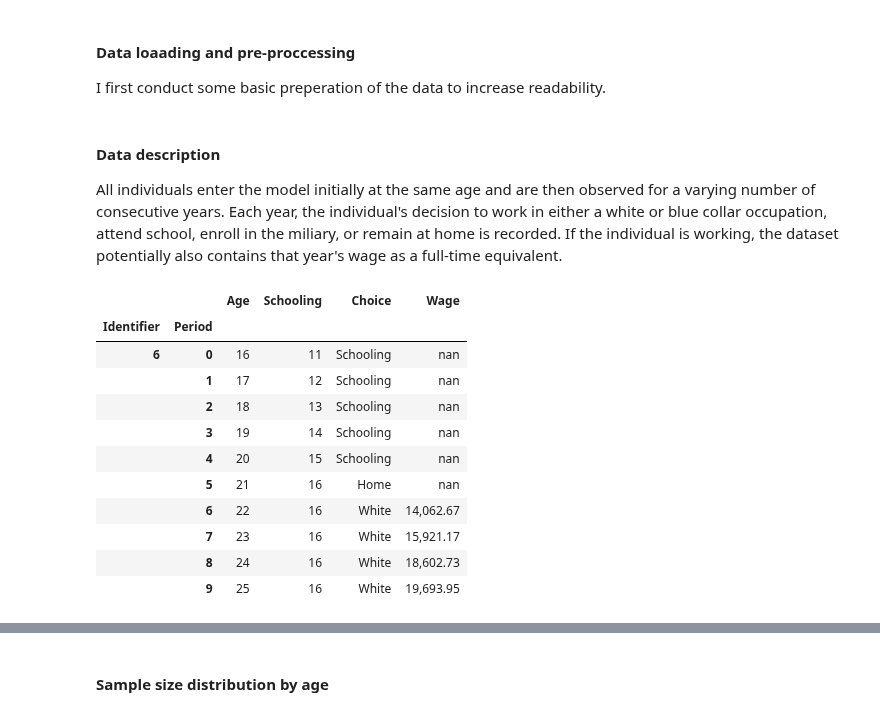
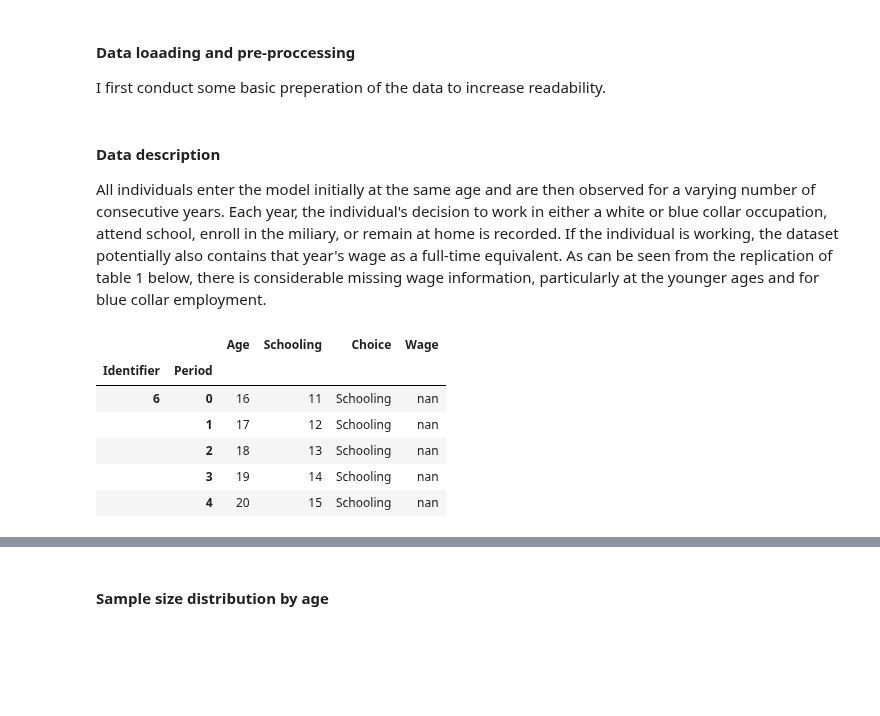
Before and after one commit to Yuleii/student-project-lindamaok899, a Jupyter notebook: student_project.ipynb, the cells around one changed output, grey strips where cells are left out. Saved outputs shown, nothing was run; the diff lists cells and outputs as text; code cells hidden in the pictures; blank space fills up the shorter version.

```diff
--- a/student_project.ipynb
+++ b/student_project.ipynb
@@ -80,20 +80,15 @@ df.set_index(['Identifier', 'Period'], inplace=True, drop=True)
 # %% [markdown]
 #### Data description
 
-All individuals enter the model initially at the same age and are then observed for a varying number of consecutive years. Each year, the individual's decision to work in either a white or blue collar occupation, attend school, enroll in the miliary, or remain at home is recorded. If the individual is working, the dataset potentially also contains that year's wage as a full-time equivalent.
+All individuals enter the model initially at the same age and are then observed for a varying number of consecutive years. Each year, the individual's decision to work in either a white or blue collar occupation, attend school, enroll in the miliary, or remain at home is recorded. If the individual is working, the dataset potentially also contains that year's wage as a full-time equivalent. As can be seen from the replication of table 1 below, there is considerable missing wage information, particularly at the younger ages and for blue collar employment.
 # %%
 # preview the data
-df.head(10)
+df.head()
 # %% [output]
 |  |  | Age | Schooling | Choice | Wage |
 | Identifier | Period |  |  |  |  |
 | 6 | 0 | 16 | 11 | Schooling | nan |
 |  | 1 | 17 | 12 | Schooling | nan |
 |  | 2 | 18 | 13 | Schooling | nan |
 |  | 3 | 19 | 14 | Schooling | nan |
 |  | 4 | 20 | 15 | Schooling | nan |
-|  | 5 | 21 | 16 | Home | nan |
-|  | 6 | 22 | 16 | White | 14,062.67 |
-|  | 7 | 23 | 16 | White | 15,921.17 |
-|  | 8 | 24 | 16 | White | 18,602.73 |
-|  | 9 | 25 | 16 | White | 19,693.95 |
```
Also changed, not shown: parts of 24 cells of this notebook.
